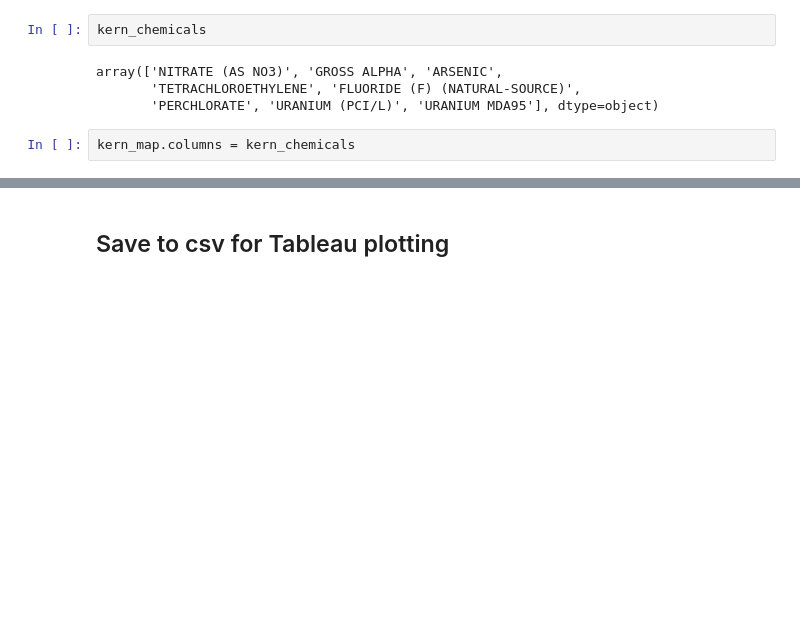
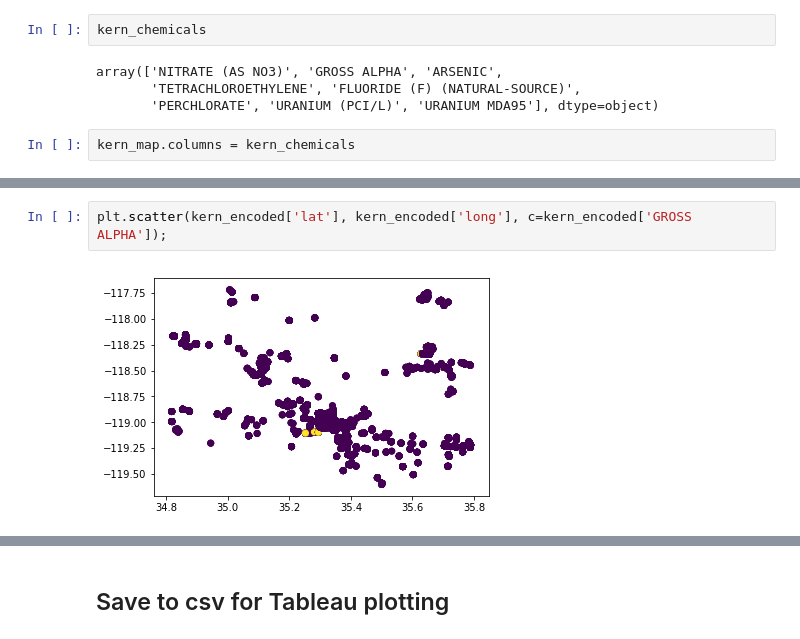
Before and after one commit to waterdatacollaborative/NicoleLook_Drinking-Water-Contaminant-Classification, a Jupyter notebook: Capstone.ipynb, the cells around one changed output, grey strips where cells are left out. Saved outputs shown, nothing was run; the diff lists cells and outputs as text; blank space fills up the shorter version.

```diff
--- a/Capstone.ipynb
+++ b/Capstone.ipynb
@@ -699,0 +537,4 @@ kern_encoded
+# %%
+plt.scatter(kern_encoded['lat'], kern_encoded['long'], c=kern_encoded['GROSS ALPHA']);
+# %% [output]
+[figure, added]
```
Also changed, not shown: parts of 85 cells of this notebook.
